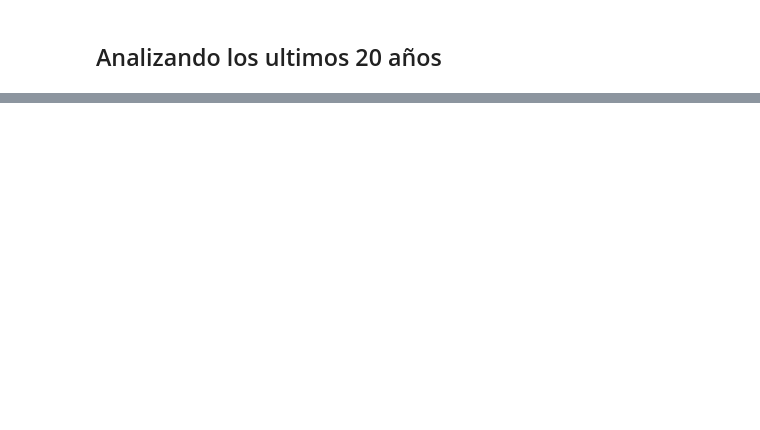
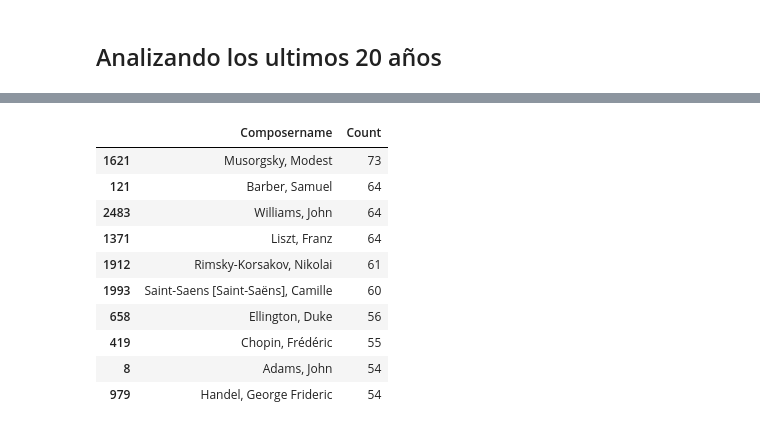
Before and after one commit to Alberto0410/New-York-Philharmonic-analysis, a Jupyter notebook: Music.ipynb, the cells around one changed output, grey strips where cells are left out. Saved outputs shown, nothing was run; the diff lists cells and outputs as text; code cells hidden in the pictures; blank space fills up the shorter version.

Commit message:
Análisis compositores contemporaneos

```diff
--- a/Music.ipynb
+++ b/Music.ipynb
@@ -395,17 +487,15 @@ hist_director('Bernstein')
 # %%
-data50 = unicos.loc['1997':]
+#Tomamos los ultimos 20 años
+data20 = unicos.loc['1997':]
 
 #Veamos los compositores más tocados recientemente
-top20 = data50.groupby('Composername').agg({'Composername':'count'})
+top20 = data20.groupby('Composername').agg({'Composername':'count'})
 top20.columns = ['Count']
 top20.reset_index(inplace = True)
 top20.sort_values('Count', ascending = False, inplace = True)
 
-#Eliminamos el autor desconocido y hacemos un  top 20
-top20 = top20[1:21]
-
-fig = px.bar(top20, x = 'Composername', y = 'Count', title = 'Los 20 compositores más tocados recientemente', width=1400, height=700)
-fig.show()
+fig = px.bar(top20[1:31], x = 'Composername', y = 'Count', title = 'Los 30 compositores más tocados recientemente', width=1400, height=700)
+fig.show(renderer = 'svg')
 # %% [markdown]
 Podemos ver que hay un cierto equilibrio en cuanto a periodos musicales debido a que se tocan tanto autores como del barroco, clasicismo, romanticismo y contemporaneos.
 Un detalle a notar es que el unico compositor barroco es Bach pero se encuentra en un puesto alto
@@ -411,0 +506,14 @@ Un detalle a notar es que el unico compositor barroco es Bach pero se encuentra
+# %%
+top20[30:40]
+# %% [output]
+|  | Composername | Count |
+| 1621 | Musorgsky, Modest | 73 |
+| 121 | Barber, Samuel | 64 |
+| 2483 | Williams, John | 64 |
+| 1371 | Liszt, Franz | 64 |
+| 1912 | Rimsky-Korsakov, Nikolai | 61 |
+| 1993 | Saint-Saens [Saint-Saëns], Camille | 60 |
+| 658 | Ellington, Duke | 56 |
+| 419 | Chopin, Frédéric | 55 |
+| 8 | Adams, John | 54 |
+| 979 | Handel, George Frideric | 54 |
```
Also changed, not shown: parts of 26 cells of this notebook.
